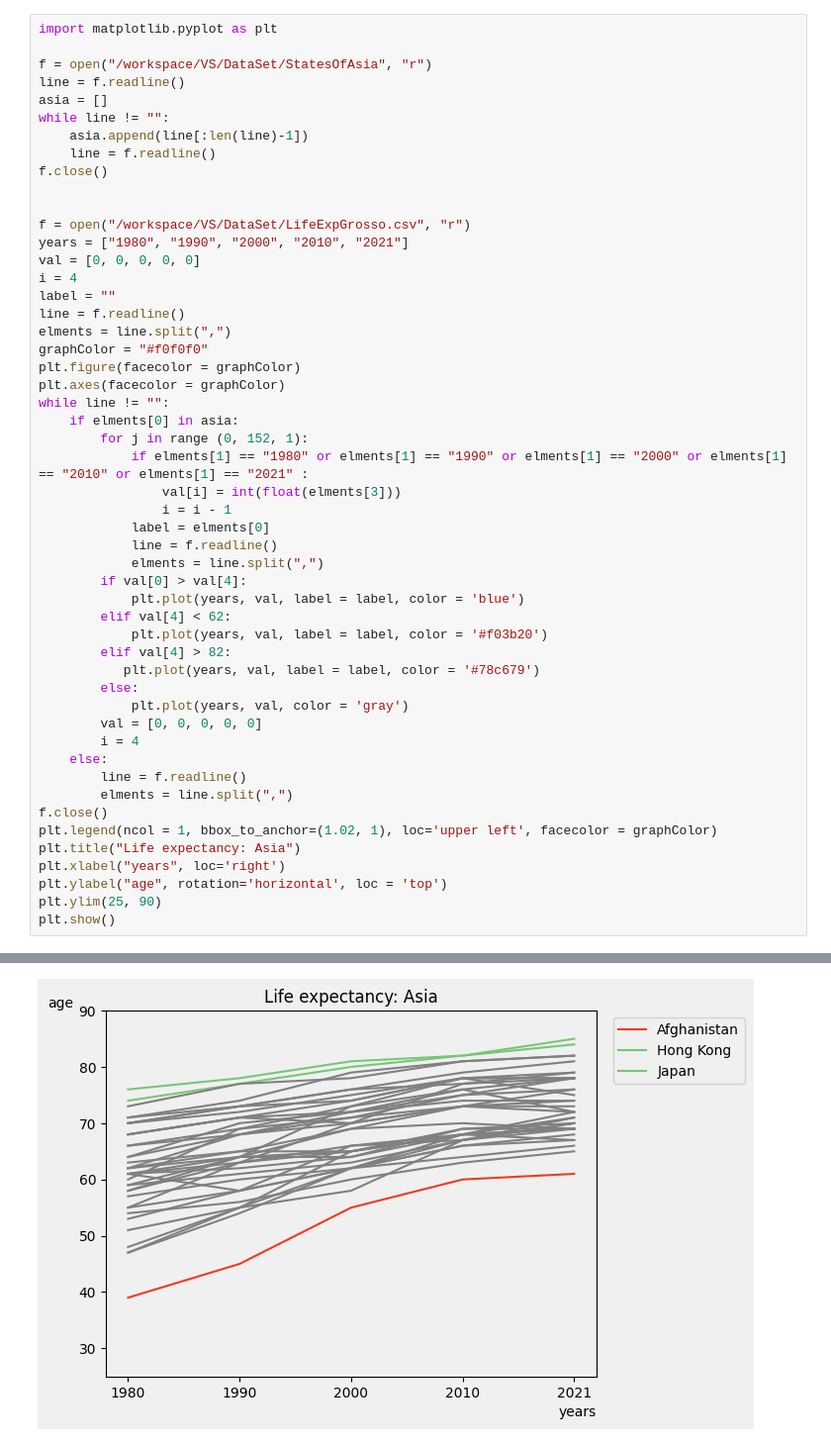
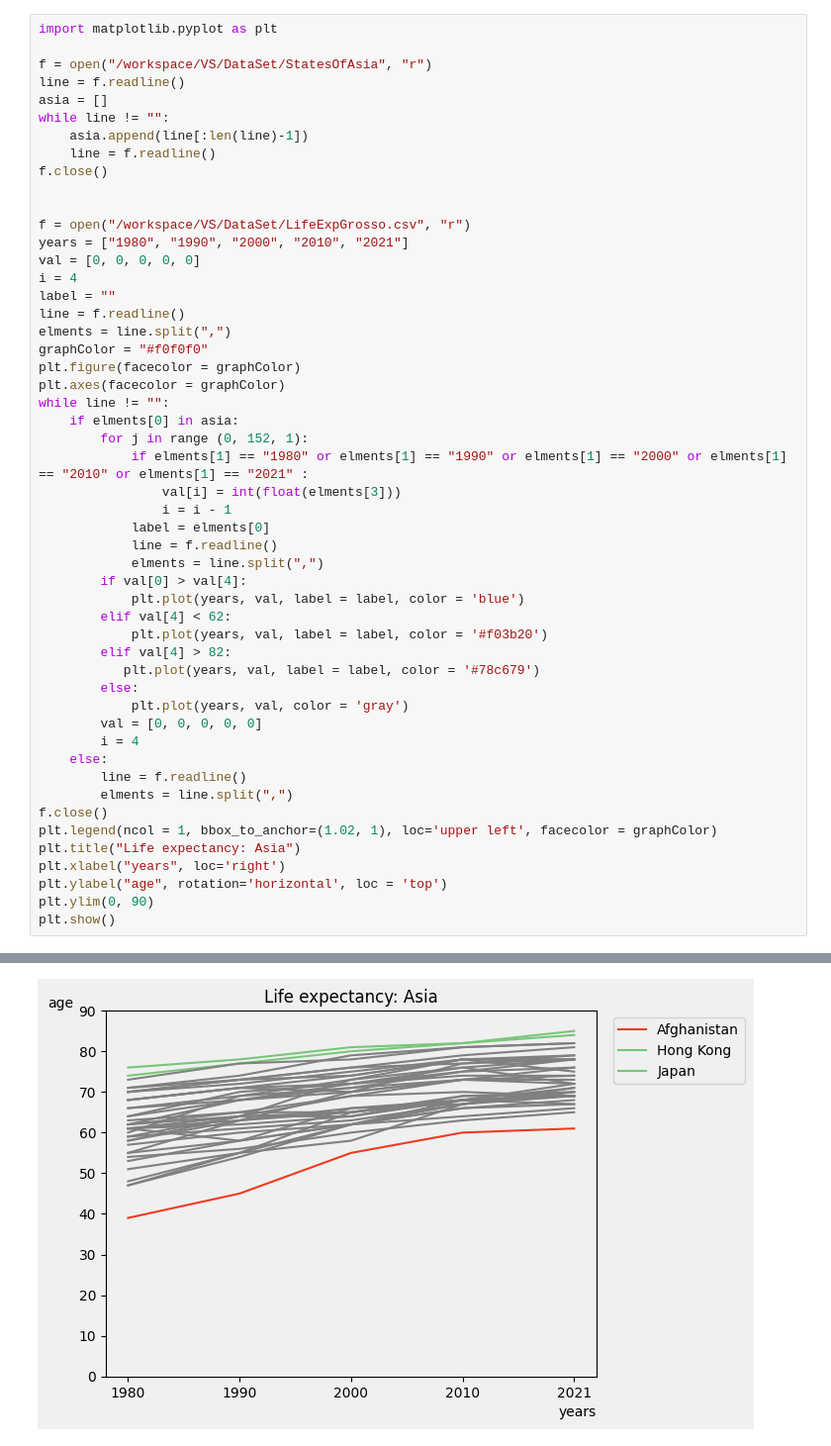
Before and after one commit to snohm/VS, a Jupyter notebook: Sorgenti/AsiaLifeExp.ipynb, the cells around one changed output, grey strips where cells are left out. Shown at 99% size. Drawn from its saved outputs; the diff is of its cells as text.

```diff
--- a/Sorgenti/AsiaLifeExp.ipynb
+++ b/Sorgenti/AsiaLifeExp.ipynb
@@ -47,6 +47,6 @@ plt.legend(ncol = 1, bbox_to_anchor=(1.02, 1), loc='upper left', facecolor = gra
 plt.title("Life expectancy: Asia")
 plt.xlabel("years", loc='right')
 plt.ylabel("age", rotation='horizontal', loc = 'top')
-plt.ylim(25, 90)
+plt.ylim(0, 90)
 plt.show()
 # %% [output]
@@ -54 +53 @@ plt.show()
-[figure, old version]
+[figure, new version]
```
Also changed, not shown: parts of 1 cell of this notebook, 2 other files.
